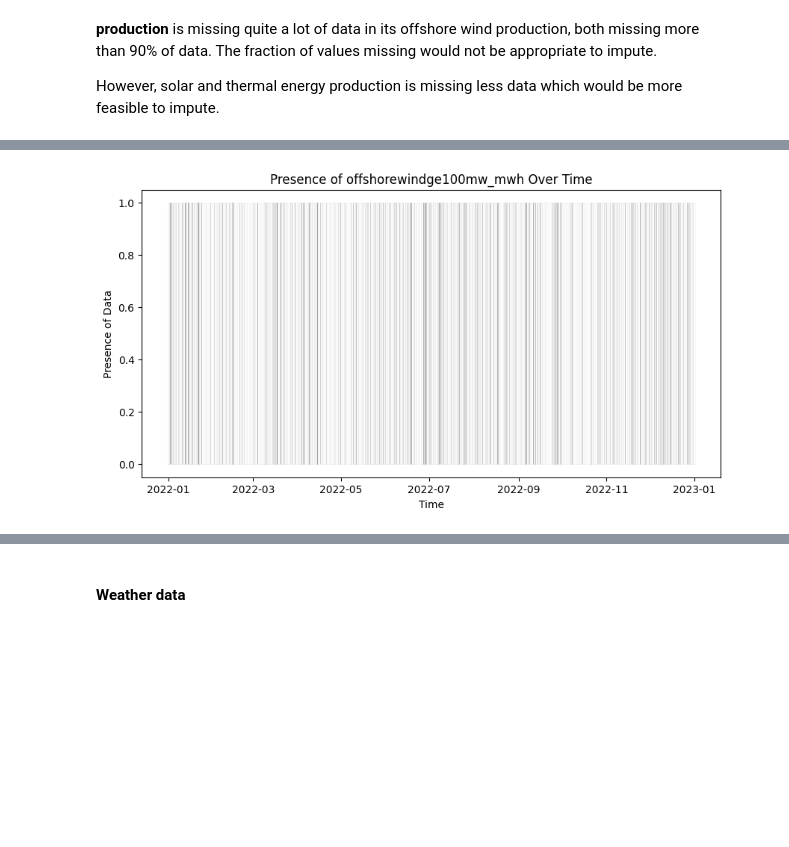
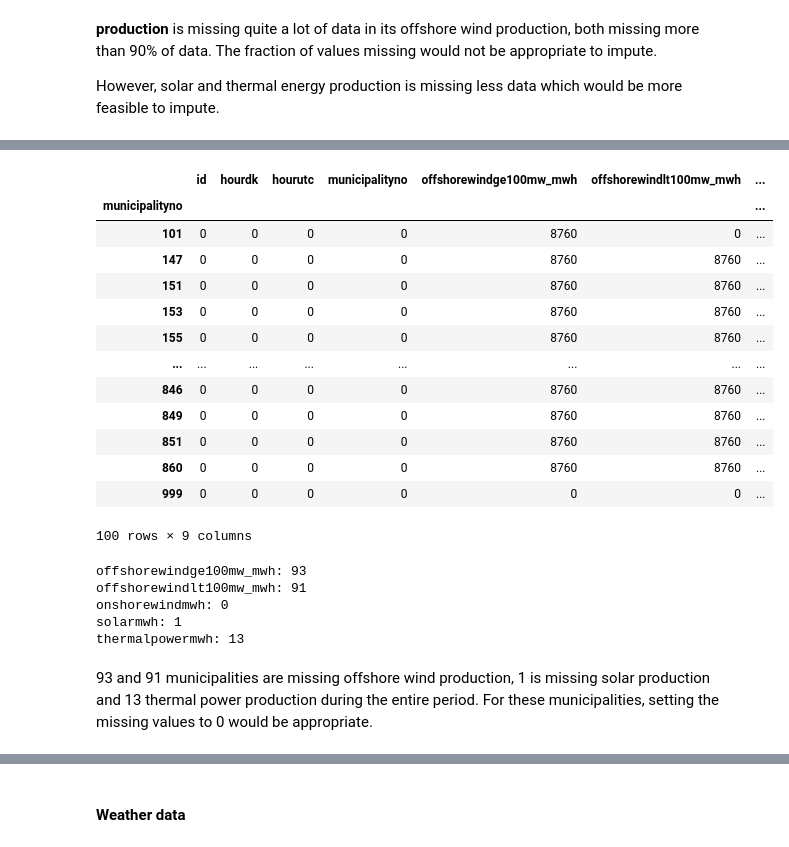
Before and after one commit to aadle/data-to-decision-320, a Jupyter notebook: project_2/project_2.ipynb, the cells around one changed output, grey strips where cells are left out. Cells and saved outputs as stored; diff of their text form; code cells hidden in the pictures; blank space fills up the shorter version.

```diff
--- a/project_2/project_2.ipynb
+++ b/project_2/project_2.ipynb
@@ -516,0 +568,5 @@ na_production
+# %%
+# Get an overview of the number and proportion of missing values
+df_production = spark.sql("SELECT * FROM production_view").toPandas()
+na_production = na_overview(df_production)
+na_production
@@ -518,19 +581,3 @@ na_production
 **production** is missing quite a lot of data in its offshore wind production, both missing more than 90% of data. The fraction of values missing would not be appropriate to impute.
 
 However, solar and thermal energy production is missing less data which would be more feasible to impute.
-# %%
-# create_cassandra_view("production_view", "production", keyspace)
-# df_production = spark.sql("SELECT * FROM production_view").toPandas()
-
-df_production = df_production.sort_values("hourdk", ascending=True)
-df_production.set_index("hourdk", inplace=True)
-
-# Original values
-solarpowermwh_og = df_production["solarmwh"].dropna().values
-thermalpowermwh_og = df_production["thermalpowermwh"].dropna().values
-
-# Interpolating missing values using "time" as computation isn't too long
-df_production["solarmwh"] = df_production["solarmwh"].interpolate("time")
-df_production["thermalpowermwh"] = df_production["thermalpowermwh"].interpolate("time")
-
-df_production.reset_index(inplace=True)
@@ -568,4 +584,7 @@ plot_NA(df_production, "offshorewindlt100mw_mwh", "hourdk")
-# %%
-plot_NA(df_production, "offshorewindge100mw_mwh", "hourdk")
-# %% [output]
-[figure, removed]
+# %%
+# Group by municipality to check misising values
+na_municipality = df_production.groupby("municipalityno").\
+    apply(lambda x: x.isna().sum())
+
+na_municipality
+# %% [output]
@@ -571,0 +592,31 @@ plot_NA(df_production, "offshorewindge100mw_mwh", "hourdk")
+|  | id | hourdk | hourutc | municipalityno | offshorewindge100mw_mwh | offshorewindlt100mw_mwh | ... |
+| municipalityno |  |  |  |  |  |  | ... |
+| 101 | 0 | 0 | 0 | 0 | 8760 | 0 | ... |
+| 147 | 0 | 0 | 0 | 0 | 8760 | 8760 | ... |
+| 151 | 0 | 0 | 0 | 0 | 8760 | 8760 | ... |
+| 153 | 0 | 0 | 0 | 0 | 8760 | 8760 | ... |
+| 155 | 0 | 0 | 0 | 0 | 8760 | 8760 | ... |
+| ... | ... | ... | ... | ... | ... | ... | ... |
+| 846 | 0 | 0 | 0 | 0 | 8760 | 8760 | ... |
+| 849 | 0 | 0 | 0 | 0 | 8760 | 8760 | ... |
+| 851 | 0 | 0 | 0 | 0 | 8760 | 8760 | ... |
+| 860 | 0 | 0 | 0 | 0 | 8760 | 8760 | ... |
+| 999 | 0 | 0 | 0 | 0 | 0 | 0 | ... |
+100 rows × 9 columns
+# %%
+filtered_na_municipality = na_municipality[(na_municipality > 0)].\
+    dropna(how='all')
+
+# Number of municipalities missing measurements for the entire period
+# for the different production types
+for production_type in filtered_na_municipality.columns[4:]:
+   print(f"{production_type}:",
+      len(filtered_na_municipality.query(f"{production_type} == 8760")))
+# %% [output]
+offshorewindge100mw_mwh: 93
+offshorewindlt100mw_mwh: 91
+onshorewindmwh: 0
+solarmwh: 1
+thermalpowermwh: 13
+# %% [markdown]
+93 and 91 municipalities are missing offshore wind production, 1 is missing solar production and 13 thermal power production during the entire period. For these municipalities, setting the missing values to 0 would be appropriate.
```
Also changed, not shown: parts of 42 cells of this notebook.
